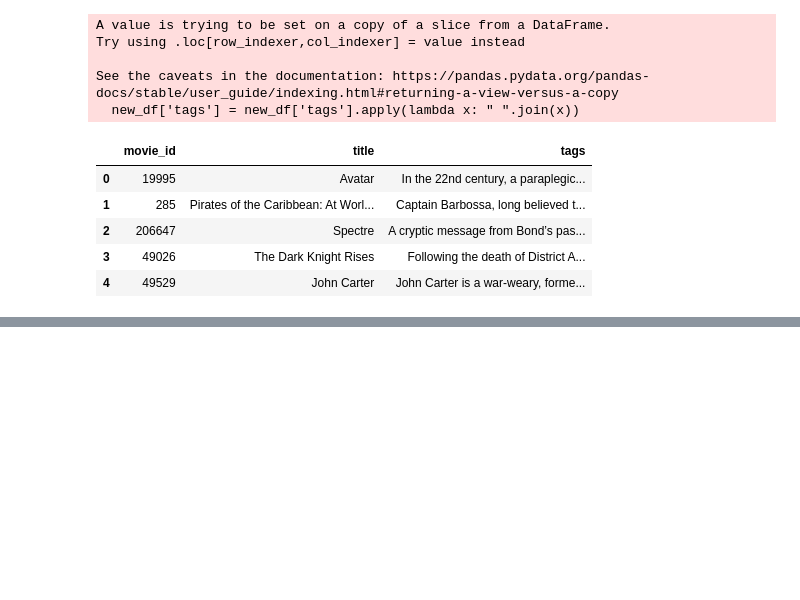
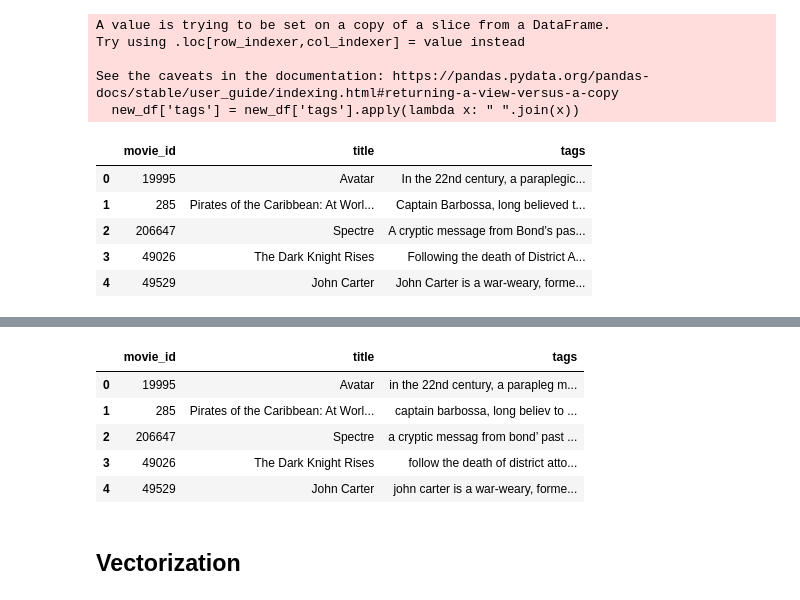
Before and after one commit to bishalstha-007/Machine_learning, a Jupyter notebook: movie_recommender_system.ipynb, the cells around one changed output, grey strips where cells are left out. Saved outputs shown, nothing was run; the diff lists cells and outputs as text; code cells hidden in the pictures; blank space fills up the shorter version.

Commit message:
nltk and vectorization

```diff
--- a/movie_recommender_system.ipynb
+++ b/movie_recommender_system.ipynb
@@ -280,0 +326,14 @@ new_df.head()
+# %%
+# nltk liberaries
+
+import nltk
+from nltk.stem.porter import PorterStemmer
+ps = PorterStemmer()
+# %%
+def stem(text):
+    y=[]
+
+    for i in text.split():
+        y.append(ps.stem(i))
+
+    return " ".join(y)
@@ -280,0 +348,11 @@ new_df.head()
+# %%
+new_df.head()
+# %% [output]
+|  | movie_id | title | tags |
+| 0 | 19995 | Avatar | in the 22nd century, a parapleg m... |
+| 1 | 285 | Pirates of the Caribbean: At Worl... | captain barbossa, long believ to ... |
+| 2 | 206647 | Spectre | a cryptic messag from bond’ past ... |
+| 3 | 49026 | The Dark Knight Rises | follow the death of district atto... |
+| 4 | 49529 | John Carter | john carter is a war-weary, forme... |
+# %% [markdown]
+## Vectorization
```
Also changed, not shown: parts of 16 cells of this notebook.
